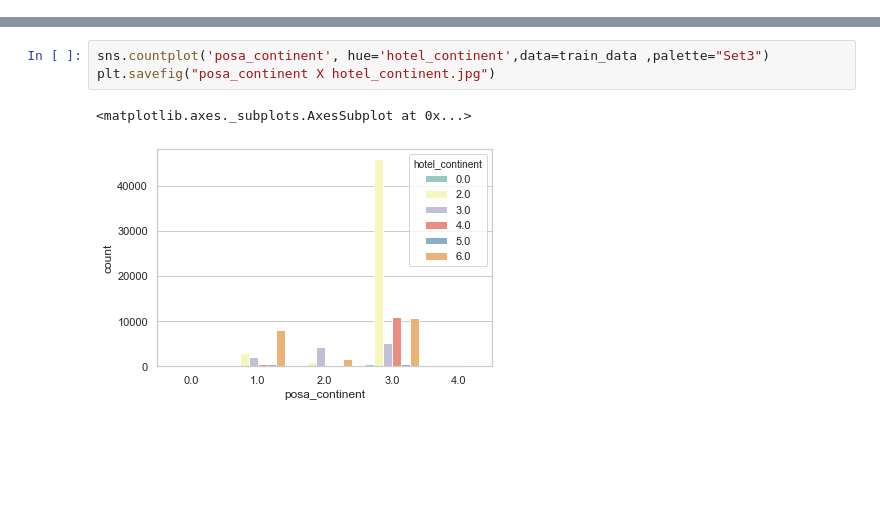
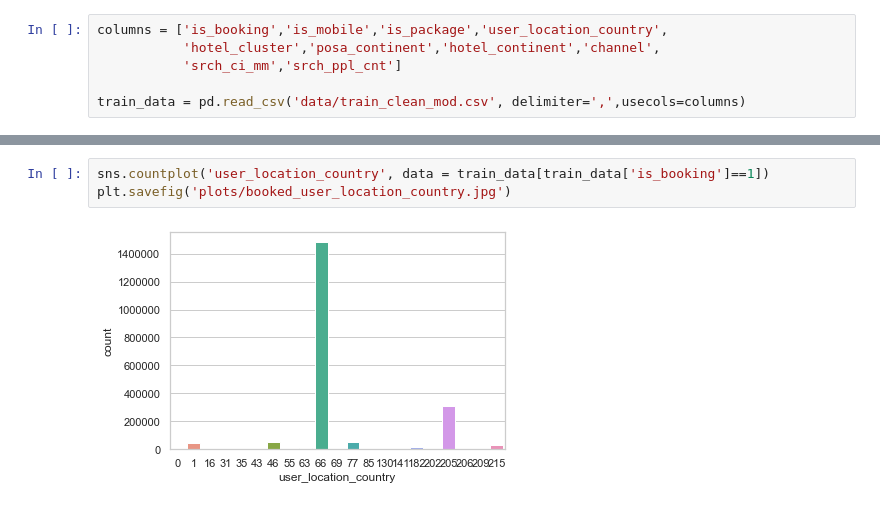
Before and after one commit to gonteranna1211/szakdolgozat, a Jupyter notebook: Exploratory analysis.ipynb, the cells around one changed output, grey strips where cells are left out. Drawn from its saved outputs; the diff is of its cells as text; blank space fills up the shorter version.

```diff
--- a/Exploratory analysis.ipynb
+++ b/Exploratory analysis.ipynb
@@ -140,0 +6,6 @@ for x in train_data.columns:
+# %%
+columns = ['is_booking','is_mobile','is_package','user_location_country',
+           'hotel_cluster','posa_continent','hotel_continent','channel',
+           'srch_ci_mm','srch_ppl_cnt']
+
+train_data = pd.read_csv('data/train_clean_mod.csv', delimiter=',',usecols=columns)
@@ -141,6 +22,5 @@ for x in train_data.columns:
 # %%
-sns.countplot('posa_continent', hue='hotel_continent',data=train_data ,palette="Set3")
-plt.savefig("posa_continent X hotel_continent.jpg")
+sns.countplot('user_location_country', data = train_data[train_data['is_booking']==1])
+plt.savefig('plots/booked_user_location_country.jpg')
 # %% [output]
-<matplotlib.axes._subplots.AxesSubplot at 0x...>
-[figure, old version]
+[figure, new version]
```
Also changed, not shown: parts of 30 cells of this notebook.
